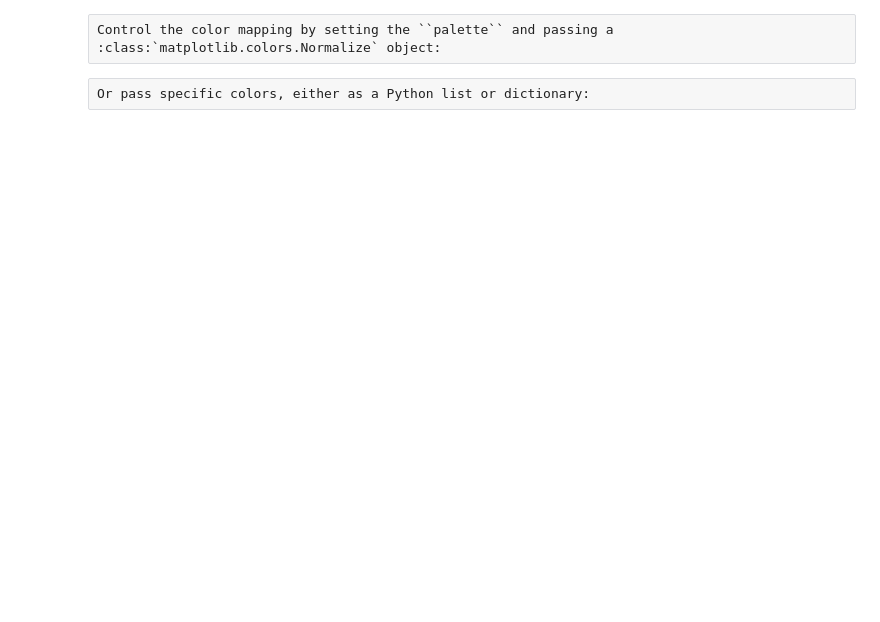
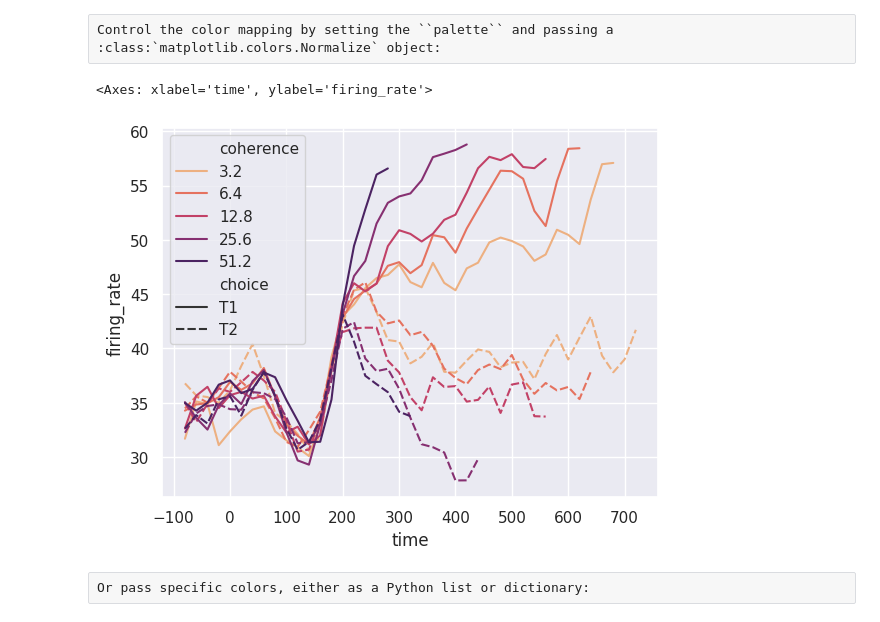
Before and after one commit to MarcoGorelli/seaborn, a Jupyter notebook: doc/_docstrings/lineplot.ipynb, the cells around one changed output. Drawn from its saved outputs; the diff is of its cells as text; code cells hidden in the pictures; blank space fills up the shorter version.

```diff
--- a/doc/_docstrings/lineplot.ipynb
+++ b/doc/_docstrings/lineplot.ipynb
@@ -93,5 +146,5 @@ sns.lineplot(
 # %% [raw]
 Load another dataset with a numeric grouping variable:
 # %%
-dots = sns.load_dataset("dots").query("align == 'dots'")
+dots = sns.load_dataset("dots").filter(pl.col("align") == 'dots')
 dots.head()
@@ -105,10 +170,13 @@ sns.lineplot(
 Control the color mapping by setting the ``palette`` and passing a :class:`matplotlib.colors.Normalize` object:
 # %%
 sns.lineplot(
-    data=dots.query("coherence > 0"),
+    data=dots.filter(pl.col("coherence") > 0),
     x="time", y="firing_rate", hue="coherence", style="choice",
      palette="flare", hue_norm=mpl.colors.LogNorm(),
 )
+# %% [output]
+<Axes: xlabel='time', ylabel='firing_rate'>
+[figure, added]
 # %% [raw]
 Or pass specific colors, either as a Python list or dictionary:
 # %%
```
Also changed, not shown: parts of 22 cells of this notebook, 10 other files.
